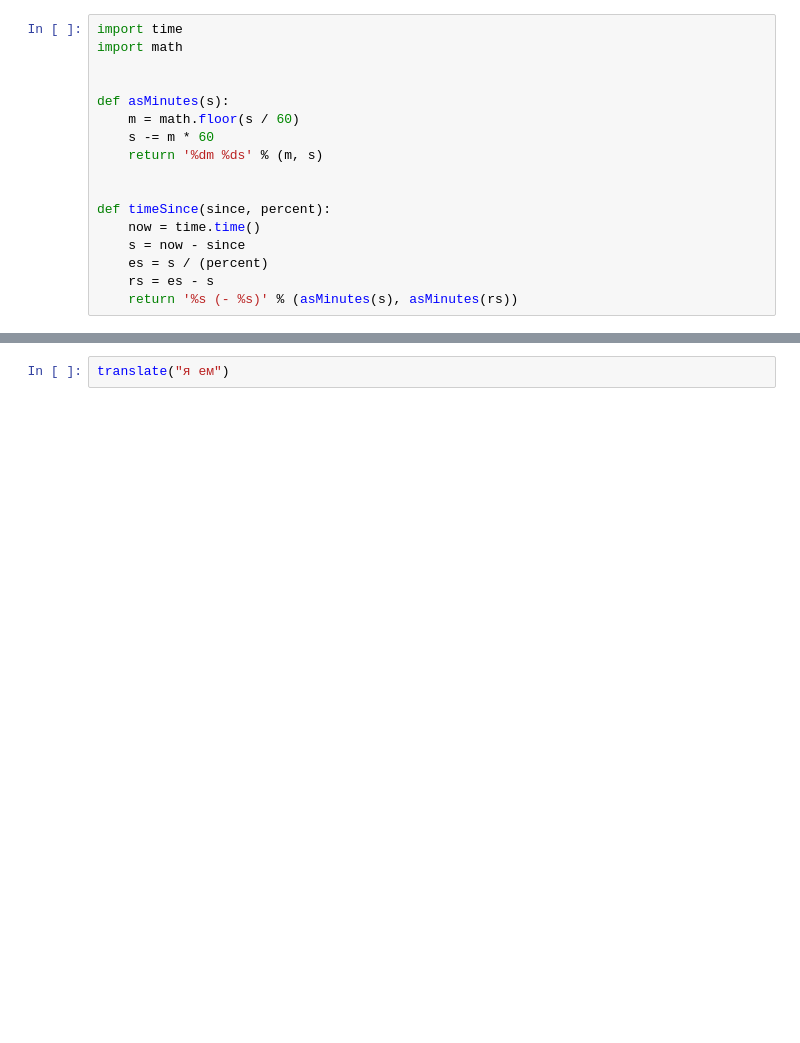
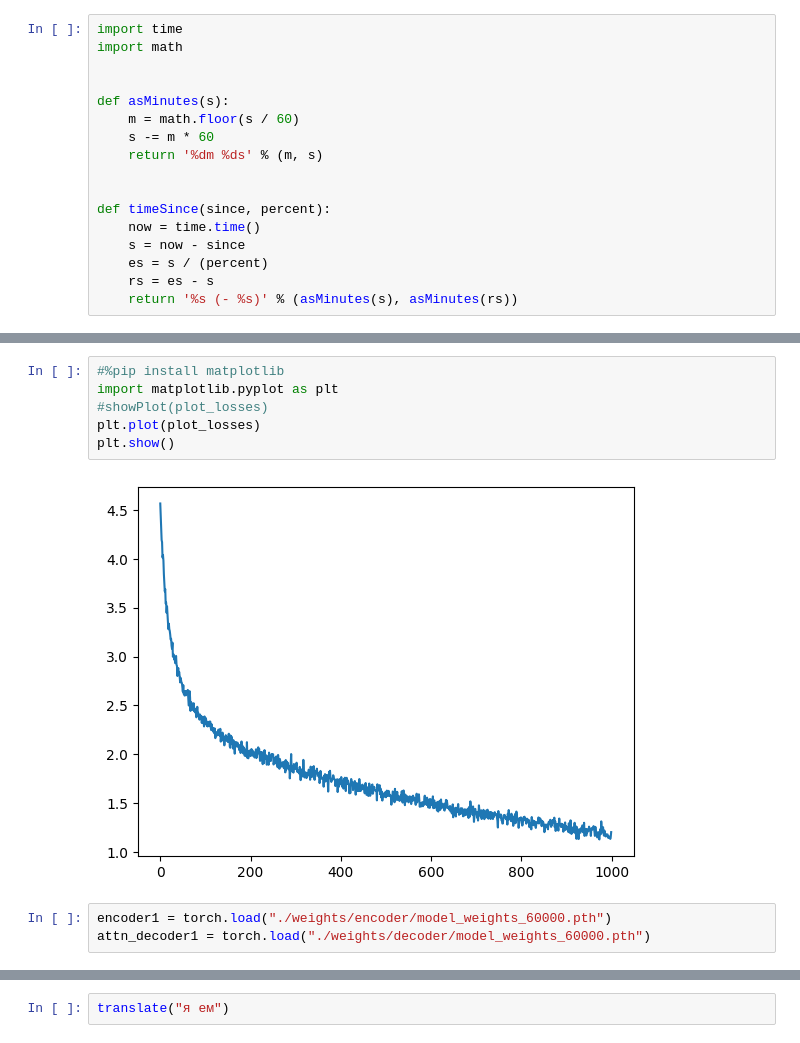
Before and after one commit to RinatKurmaev/seq2seq_translator, a Jupyter notebook: seq2seq.ipynb, the cells around one changed output, grey strips where cells are left out. Cells and saved outputs as stored; diff of their text form; blank space fills up the shorter version.

```diff
--- a/seq2seq.ipynb
+++ b/seq2seq.ipynb
@@ -333,3 +507,14 @@ def showPlot(points):
+# %%
+#%pip install matplotlib
+import matplotlib.pyplot as plt
+#showPlot(plot_losses)
+plt.plot(plot_losses)
+plt.show()
+# %% [output]
+[figure, added]
+# %%
+encoder1 = torch.load("./weights/encoder/model_weights_60000.pth")
+attn_decoder1 = torch.load("./weights/decoder/model_weights_60000.pth")
 # %%
 def evaluate(encoder, decoder, sentence, max_length=MAX_LENGTH):
     with torch.no_grad():
```
Also changed, not shown: parts of 61 cells of this notebook.
